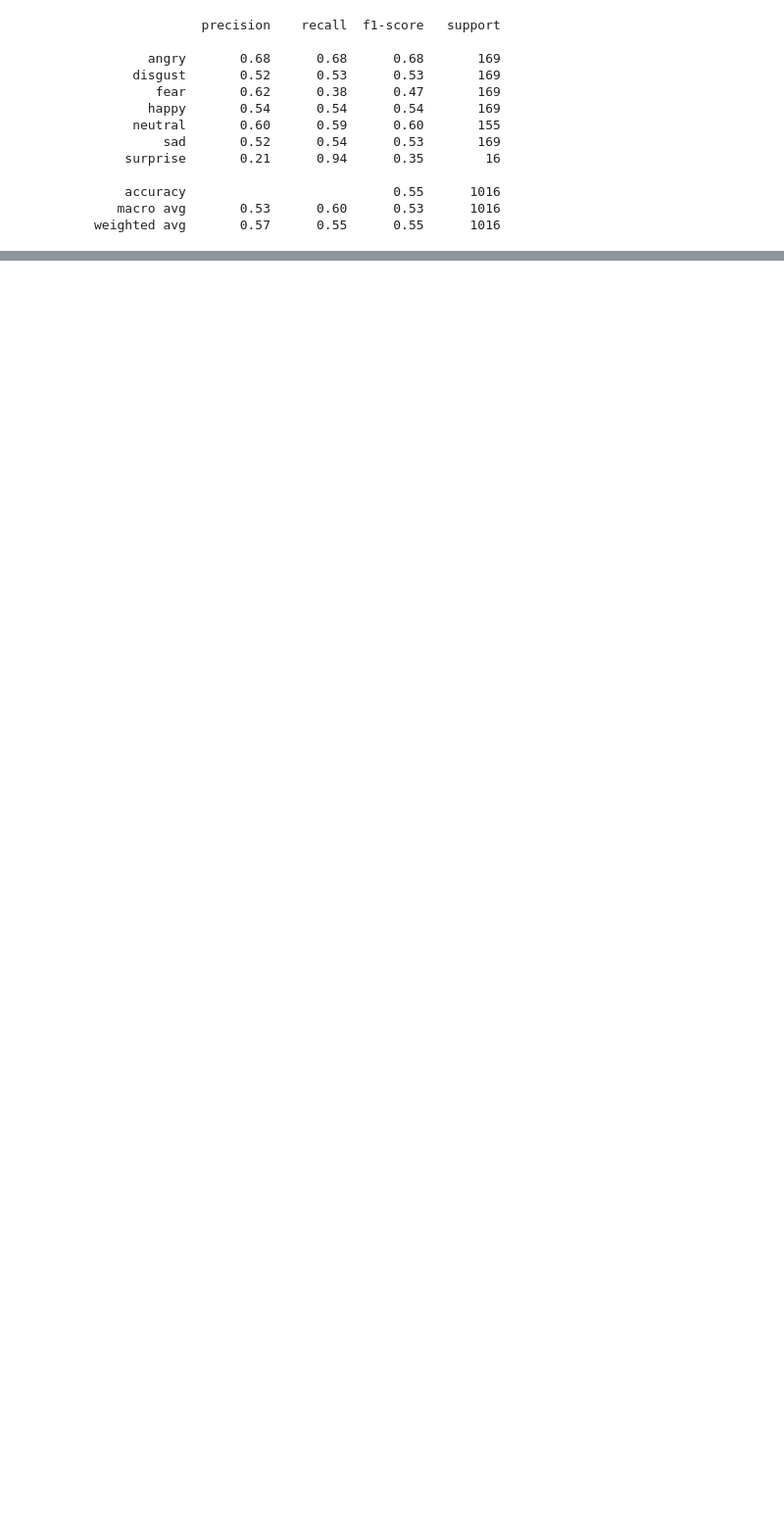
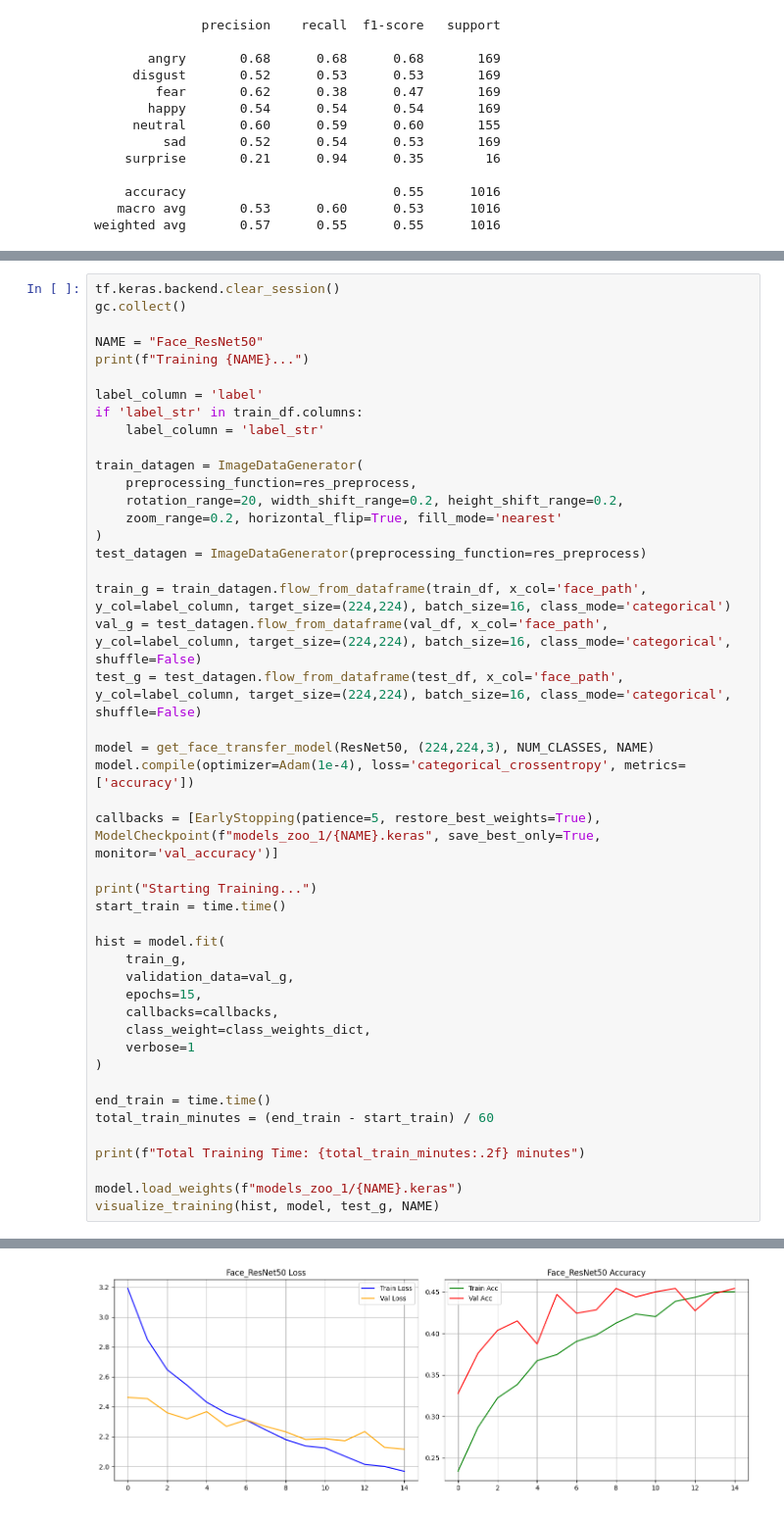
Before and after one commit to Nicolechy04/DSP, a Jupyter notebook: [FINALIZED]Unimodel Training.ipynb, the cells around one changed output, grey strips where cells are left out. Shown at 98% size. Drawn from its saved outputs; the diff is of its cells as text; blank space fills up the shorter version.

```diff
--- a/[FINALIZED]Unimodel Training.ipynb
+++ b/[FINALIZED]Unimodel Training.ipynb
@@ -1034,0 +853,47 @@ weighted avg       0.57      0.55      0.55      1016
+# %%
+tf.keras.backend.clear_session()
+gc.collect()
+
+NAME = "Face_ResNet50"
+print(f"Training {NAME}...")
+
+label_column = 'label'
+if 'label_str' in train_df.columns:
+    label_column = 'label_str'
+
+train_datagen = ImageDataGenerator(
+    preprocessing_function=res_preprocess,
+    rotation_range=20, width_shift_range=0.2, height_shift_range=0.2,
+    zoom_range=0.2, horizontal_flip=True, fill_mode='nearest'
+)
+test_datagen = ImageDataGenerator(preprocessing_function=res_preprocess)
+
+train_g = train_datagen.flow_from_dataframe(train_df, x_col='face_path', y_col=label_column, target_size=(224,224), batch_size=16, class_mode='categorical')
+val_g = test_datagen.flow_from_dataframe(val_df, x_col='face_path', y_col=label_column, target_size=(224,224), batch_size=16, class_mode='categorical', shuffle=False)
+test_g = test_datagen.flow_from_dataframe(test_df, x_col='face_path', y_col=label_column, target_size=(224,224), batch_size=16, class_mode='categorical', shuffle=False)
+
+model = get_face_transfer_model(ResNet50, (224,224,3), NUM_CLASSES, NAME)
+model.compile(optimizer=Adam(1e-4), loss='categorical_crossentropy', metrics=['accuracy'])
+
+callbacks = [EarlyStopping(patience=5, restore_best_weights=True), ModelCheckpoint(f"models_zoo_1/{NAME}.keras", save_best_only=True, monitor='val_accuracy')]
+
+print("Starting Training...")
+start_train = time.time()
+
+hist = model.fit(
+    train_g,
+    validation_data=val_g,
+    epochs=15,
+    callbacks=callbacks,
+    class_weight=class_weights_dict,
+    verbose=1
+)
+
+end_train = time.time()
+total_train_minutes = (end_train - start_train) / 60
+
+print(f"Total Training Time: {total_train_minutes:.2f} minutes")
+
+model.load_weights(f"models_zoo_1/{NAME}.keras")
+visualize_training(hist, model, test_g, NAME)
+# %% [output]
@@ -1034,0 +917 @@ weighted avg       0.57      0.55      0.55      1016
+[figure, added]
```
Also changed, not shown: parts of 17 cells of this notebook.
